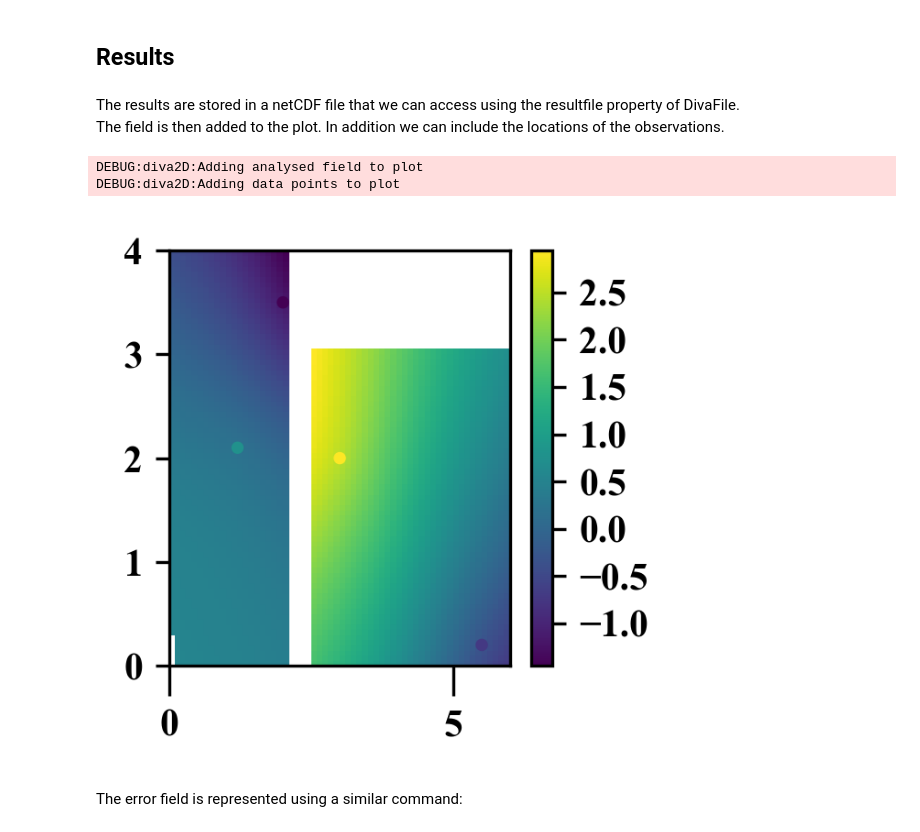
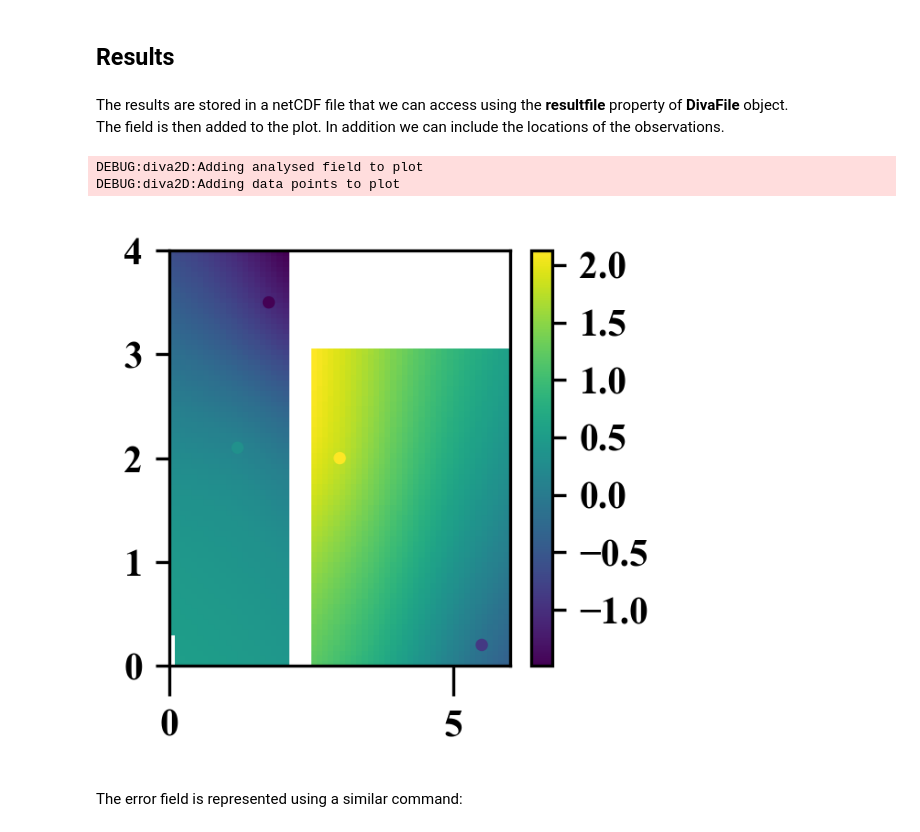
Before and after one commit to gher-uliege/DivaPythonTools, a Jupyter notebook: run_diva2D_objects.ipynb, the cells around one changed output. Drawn from its saved outputs; the diff is of its cells as text; code cells hidden in the pictures.

```diff
--- a/run_diva2D_objects.ipynb
+++ b/run_diva2D_objects.ipynb
@@ -33,5 +35,5 @@ Create the directory and in the input files names.
 # %%
-DivaDirs = diva_classes.DivaDirectories(divadir)
+DivaDirs = pydiva2d.DivaDirectories(divadir)
 # %% [output]
 INFO:diva2D:Diva main directory: /home/ctroupin/Software/DIVA/diva-4.7.1
 INFO:diva2D:Creating Diva directory paths
@@ -53,0 +47,2 @@ INFO:diva2D:Mesh topo file: /home/ctroupin/Software/DIVA/diva-4.7.1/DIVA3D/divas
+# %%
+DivaFiles = pydiva2d.Diva2Dfiles(DivaDirs.diva2d)
@@ -85,4 +90,5 @@ In this example we assume that all the data points have an identical weights.
 # %%
-x = np.array((1.2, 2., 3., 5.5))
+x = np.array((1.2, 1.75, 3., 5.5))
 y = np.array((2.1, 3.5, 2., 0.2))
 z = np.array((1., -2., 4, -1))
+w = np.array((1., 1., 0.5, 0.5))
@@ -89,4 +97,4 @@ z = np.array((1., -2., 4, -1))
 # %%
-data2D = diva_classes.Diva2DData(x, y, z)
+data2D = pydiva2d.Diva2DData(x, y, z, w)
 # %% [output]
 INFO:diva2D:Creating Diva 2D data object
@@ -166,17 +198,17 @@ DEBUG:diva2D:Adding output grid to plot
 # %% [markdown]
 ## Results
 # %% [markdown]
-The results are stored in a netCDF file that we can access using the resultfile property of DivaFile.<br>
+The results are stored in a netCDF file that we can access using the **resultfile** property of **DivaFile** object.<br>
 The field is then added to the plot. In addition we can include the locations of the observations.
 # %%
 fig = plt.figure(figsize=(2, 2))
-results2D = diva_classes.Diva2DResults(DivaFile.resultfile)
+results2D = pydiva2d.Diva2DResults(DivaFiles.result)
 results2D.add_to_plot('result')
 data2D.add_to_plot(cmap=plt.cm.viridis, s=5)
 # %% [output]
 DEBUG:diva2D:Adding analysed field to plot
 DEBUG:diva2D:Adding data points to plot
-[figure, old version]
+[figure, new version]
 # %% [markdown]
 The error field is represented using a similar command:
 # %%
```
Also changed, not shown: parts of 43 cells of this notebook.
